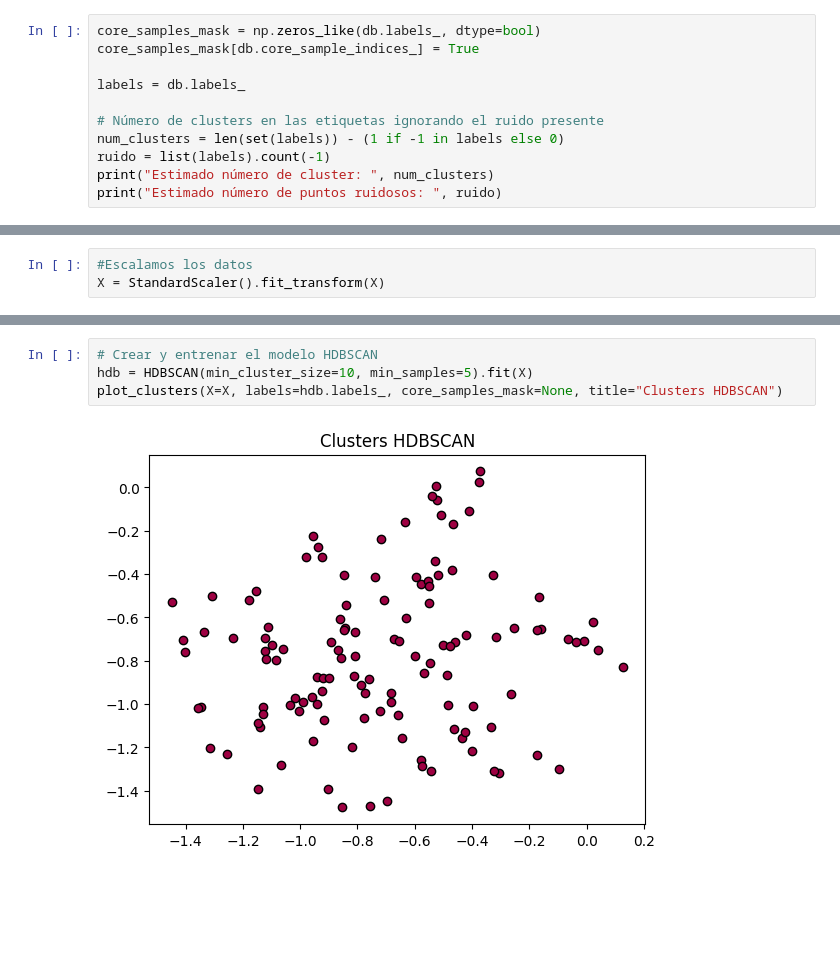
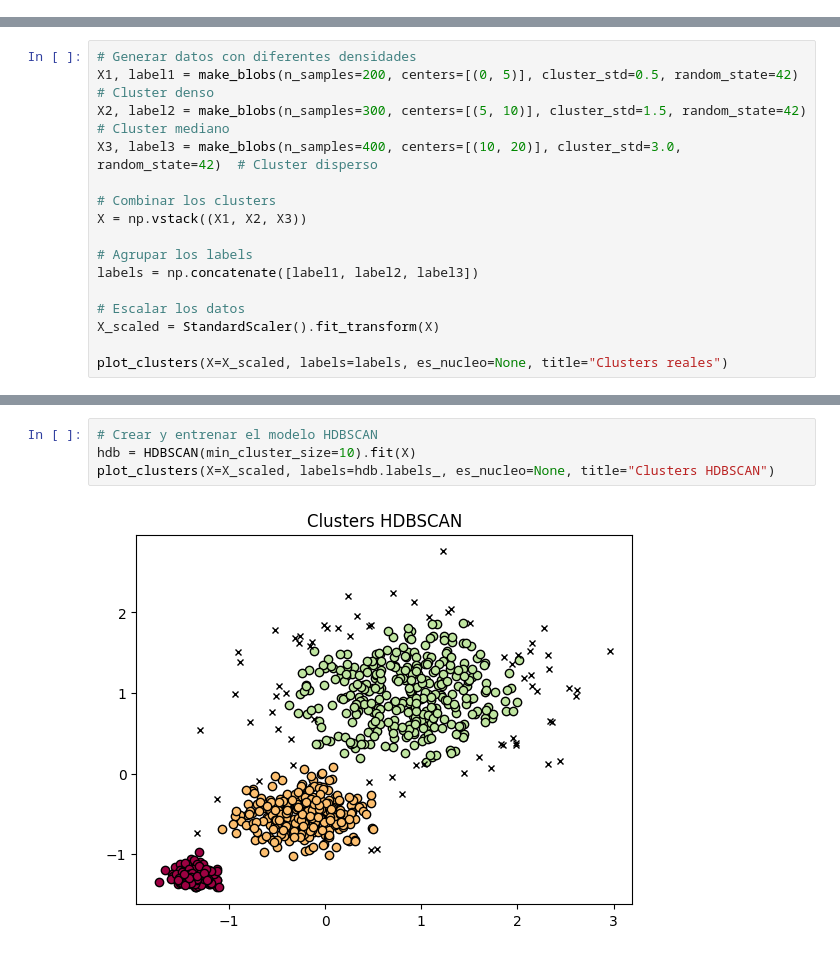
Before and after one commit to ffreirea1988/usm, a Jupyter notebook: 2S2024_DBSCAN_&_HDBSCAN.ipynb, the cells around one changed output, grey strips where cells are left out. Drawn from its saved outputs; the diff is of its cells as text; blank space fills up the shorter version.

```diff
--- a/2S2024_DBSCAN_&_HDBSCAN.ipynb
+++ b/2S2024_DBSCAN_&_HDBSCAN.ipynb
@@ -67,11 +83,0 @@ db = DBSCAN(eps=0.5, min_samples=20).fit(X_scaled)
-# %%
-core_samples_mask = np.zeros_like(db.labels_, dtype=bool)
-core_samples_mask[db.core_sample_indices_] = True
-
-labels = db.labels_
-
-# Número de clusters en las etiquetas ignorando el ruido presente
-num_clusters = len(set(labels)) - (1 if -1 in labels else 0)
-ruido = list(labels).count(-1)
-print("Estimado número de cluster: ", num_clusters)
-print("Estimado número de puntos ruidosos: ", ruido)
@@ -171,0 +165,16 @@ X, labels = make_blobs(
+# %%
+# Generar datos con diferentes densidades
+X1, label1 = make_blobs(n_samples=200, centers=[(0, 5)], cluster_std=0.5, random_state=42)   # Cluster denso
+X2, label2 = make_blobs(n_samples=300, centers=[(5, 10)], cluster_std=1.5, random_state=42)   # Cluster mediano
+X3, label3 = make_blobs(n_samples=400, centers=[(10, 20)], cluster_std=3.0, random_state=42)  # Cluster disperso
+
+# Combinar los clusters
+X = np.vstack((X1, X2, X3))
+
+# Agrupar los labels
+labels = np.concatenate([label1, label2, label3])
+
+# Escalar los datos
+X_scaled = StandardScaler().fit_transform(X)
+
+plot_clusters(X=X_scaled, labels=labels, es_nucleo=None, title="Clusters reales")
@@ -187,4 +198 @@ Successfully installed hdbscan-0.8.39
 from hdbscan import HDBSCAN
-# %%
-#Escalamos los datos
-X = StandardScaler().fit_transform(X)
@@ -191,6 +205,6 @@ X = StandardScaler().fit_transform(X)
 # %%
 # Crear y entrenar el modelo HDBSCAN
-hdb = HDBSCAN(min_cluster_size=10, min_samples=5).fit(X)
-plot_clusters(X=X, labels=hdb.labels_, core_samples_mask=None, title="Clusters HDBSCAN")
+hdb = HDBSCAN(min_cluster_size=10).fit(X)
+plot_clusters(X=X_scaled, labels=hdb.labels_, es_nucleo=None, title="Clusters HDBSCAN")
 # %% [output]
-[figure, old version]
+[figure, new version]
```
Also changed, not shown: parts of 27 cells of this notebook.
